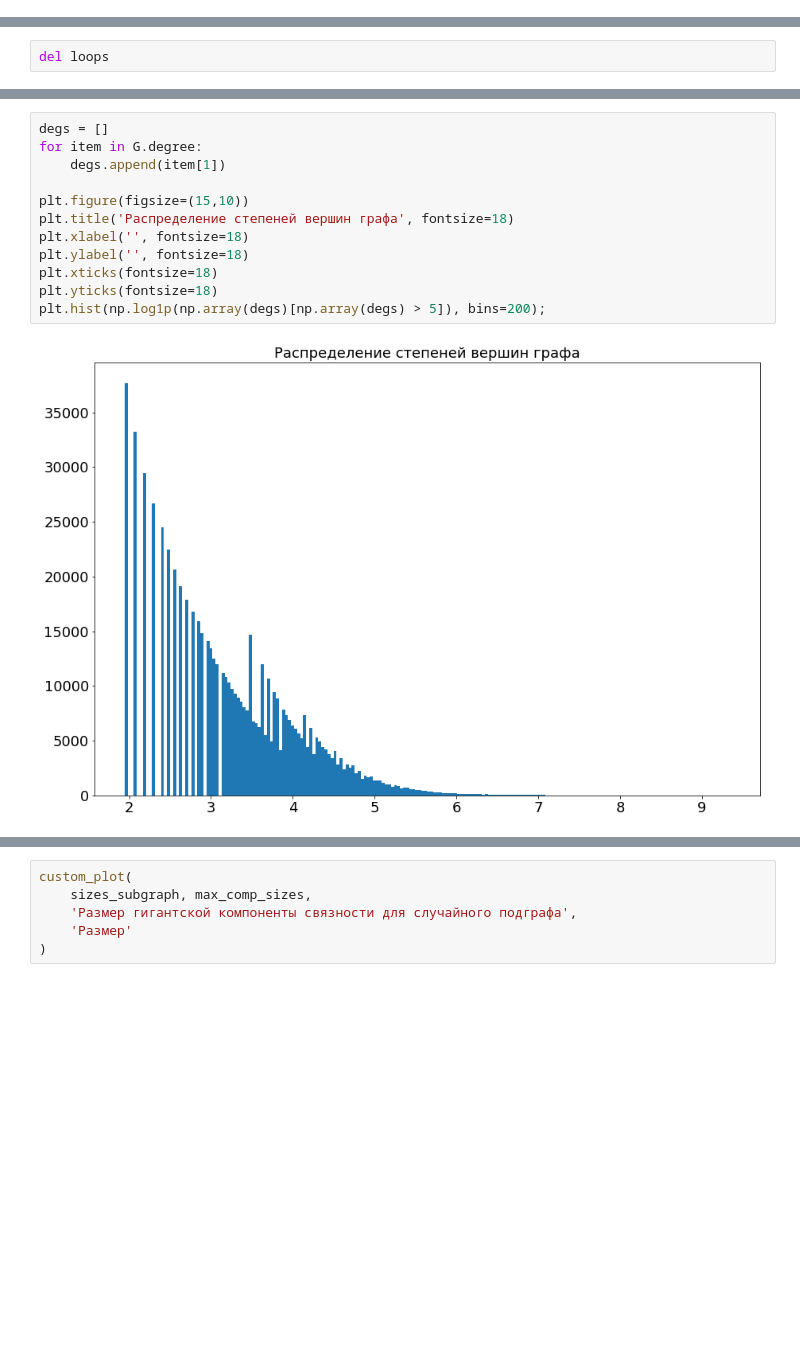
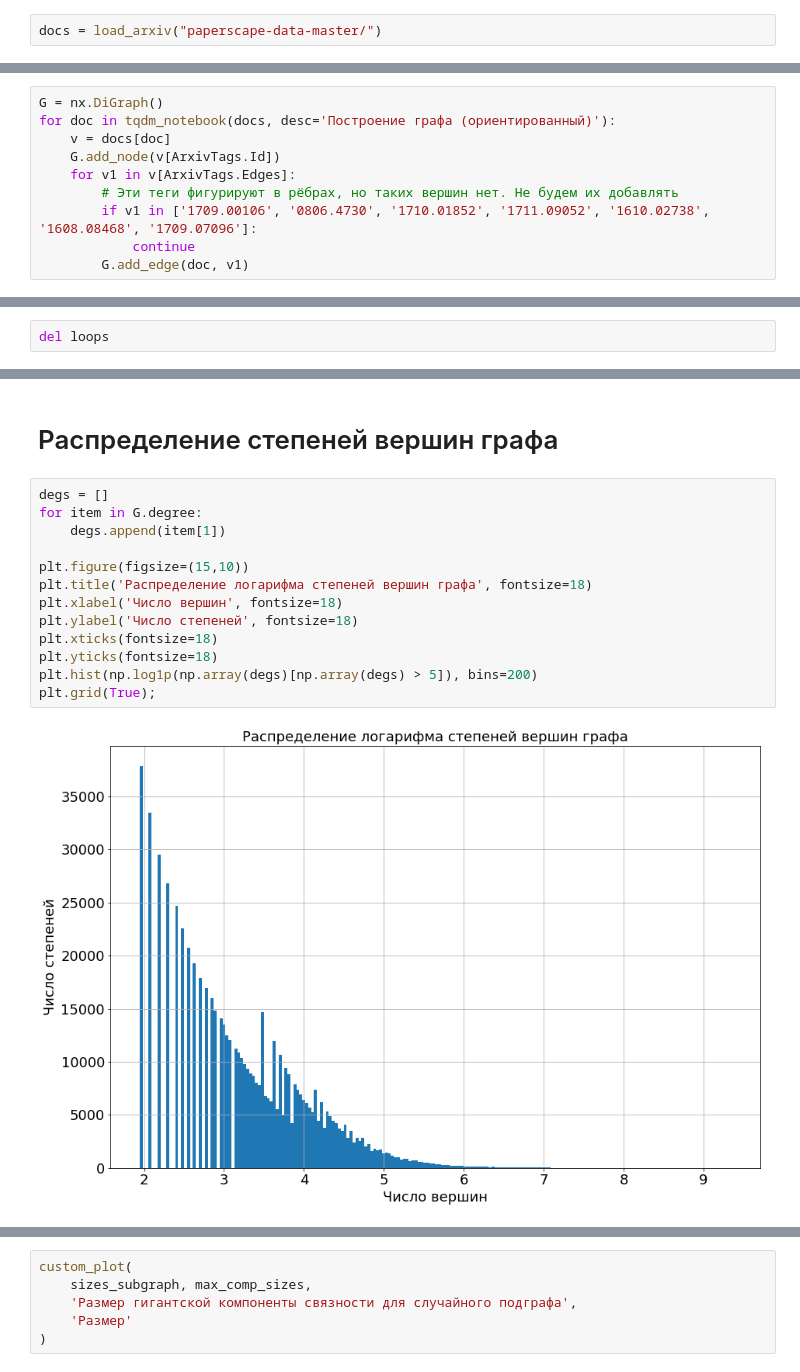
Before and after one commit to Hedgehogues/MSU_PZAD, a Jupyter notebook: HW-graph/Untitled.ipynb, the cells around one changed output, grey strips where cells are left out. Saved outputs shown, nothing was run; the diff lists cells and outputs as text; blank space fills up the shorter version.

```diff
--- a/HW-graph/Untitled.ipynb
+++ b/HW-graph/Untitled.ipynb
@@ -1119,3 +1113,5 @@ def get_loop(g, v0):
         if v0 == v1:
             return [v0]
     return []
+# %%
+docs = load_arxiv("paperscape-data-master/")
@@ -1121,0 +1123,10 @@ def get_loop(g, v0):
+# %%
+G = nx.DiGraph()
+for doc in tqdm_notebook(docs, desc='Построение графа (ориентированный)'):
+    v = docs[doc]
+    G.add_node(v[ArxivTags.Id])
+    for v1 in v[ArxivTags.Edges]:
+        # Эти теги фигурируют в рёбрах, но таких вершин нет. Не будем их добавлять
+        if v1 in ['1709.00106', '0806.4730', '1710.01852', '1711.09052', '1610.02738', '1608.08468', '1709.07096']:
+            continue
+        G.add_edge(doc, v1)
@@ -1209,14 +1234,17 @@ del loops
+# %% [markdown]
+# Распределение степеней вершин графа
 # %%
 degs = []
 for item in G.degree:
     degs.append(item[1])
 
 plt.figure(figsize=(15,10))
-plt.title('Распределение степеней вершин графа', fontsize=18)
-plt.xlabel('', fontsize=18)
-plt.ylabel('', fontsize=18)
+plt.title('Распределение логарифма степеней вершин графа', fontsize=18)
+plt.xlabel('Число вершин', fontsize=18)
+plt.ylabel('Число степеней', fontsize=18)
 plt.xticks(fontsize=18)
 plt.yticks(fontsize=18)
-plt.hist(np.log1p(np.array(degs)[np.array(degs) > 5]), bins=200);
+plt.hist(np.log1p(np.array(degs)[np.array(degs) > 5]), bins=200)
+plt.grid(True);
 # %% [output]
-[figure, old version]
+[figure, new version]
```
Also changed, not shown: parts of 44 cells of this notebook.
